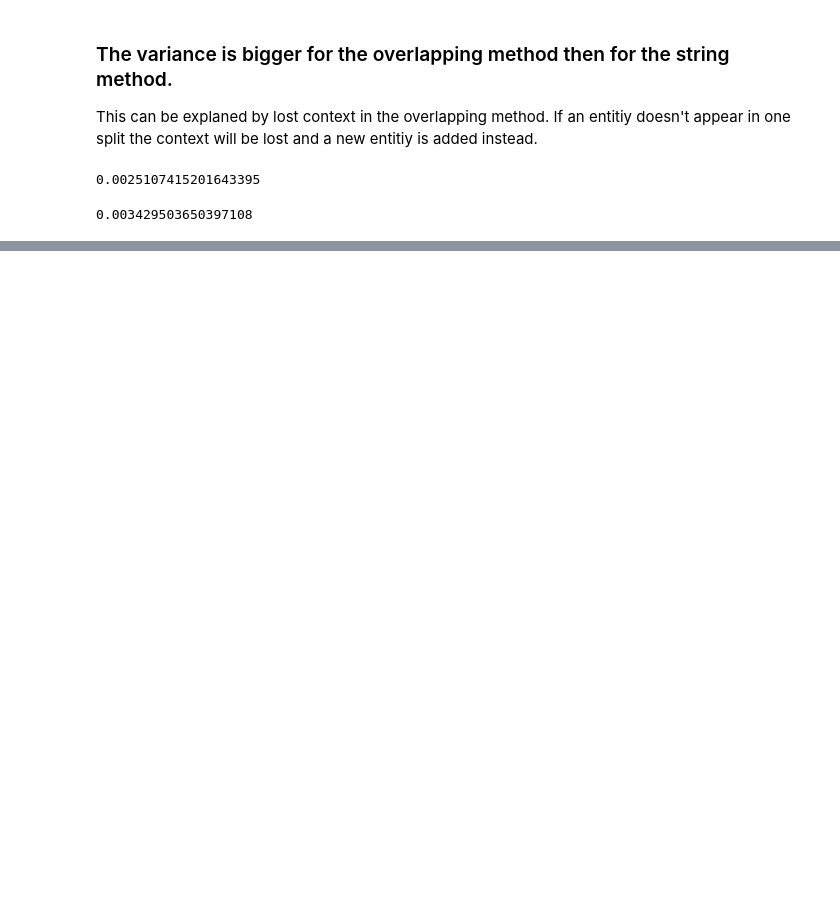
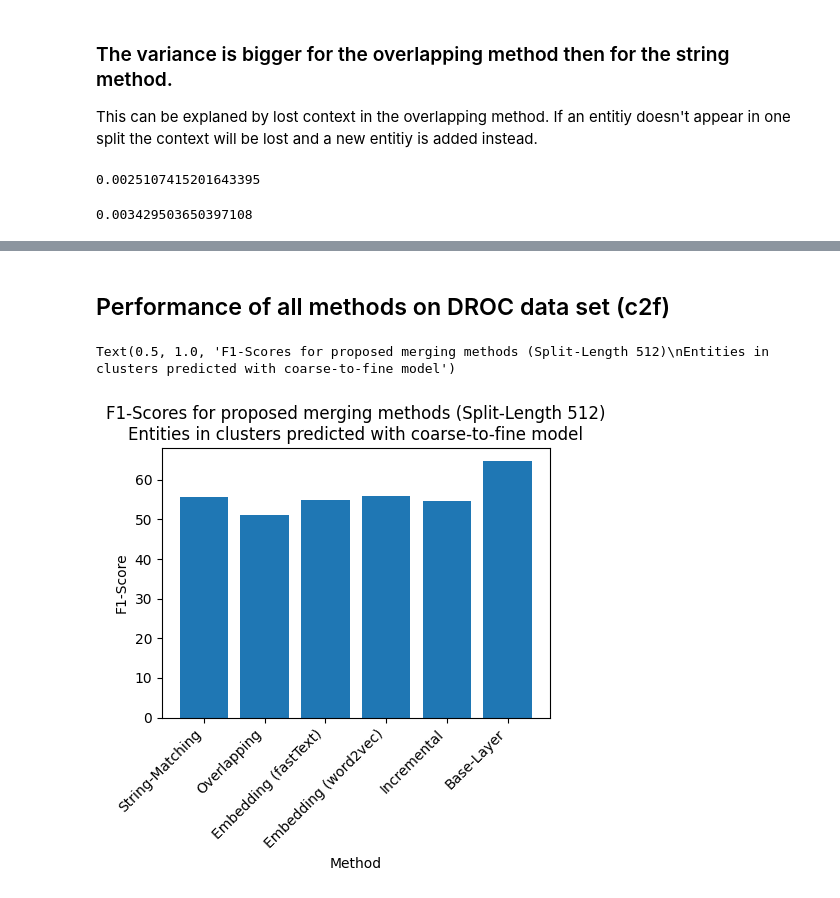
Before and after one commit to JanMaeg/Bachelorarbeit, a Jupyter notebook: results/Results.ipynb, the cells around one changed output, grey strips where cells are left out. Saved outputs shown, nothing was run; the diff lists cells and outputs as text; code cells hidden in the pictures; blank space fills up the shorter version.

```diff
--- a/results/Results.ipynb
+++ b/results/Results.ipynb
@@ -50,0 +67,15 @@ np.var(exp2_f1_scores)
+# %% [markdown]
+## Performance of all methods on DROC data set (c2f)
+# %%
+overview_f1_scores = [55.64, 51.11, 54.88, 55.94, 54.52, 64.72]
+labels = ["String-Matching", "Overlapping", "Embedding (fastText)", "Embedding (word2vec)", "Incremental", "Base-Layer"]
+
+fig, ax = plt.subplots(figsize=(5,3.5))
+ax.bar(labels, overview_f1_scores)
+ax.set_ylabel('F1-Score')
+ax.set_xlabel('Method')
+plt.xticks(rotation=45, ha='right')
+ax.set_title('F1-Scores for proposed merging methods (Split-Length 512)\nEntities in clusters predicted with coarse-to-fine model')
+# %% [output]
+Text(0.5, 1.0, 'F1-Scores for proposed merging methods (Split-Length 512)\nEntities in clusters predicted with coarse-to-fine model')
+[figure, added]
```
Also changed, not shown: parts of 4 cells of this notebook, 24 other files.
